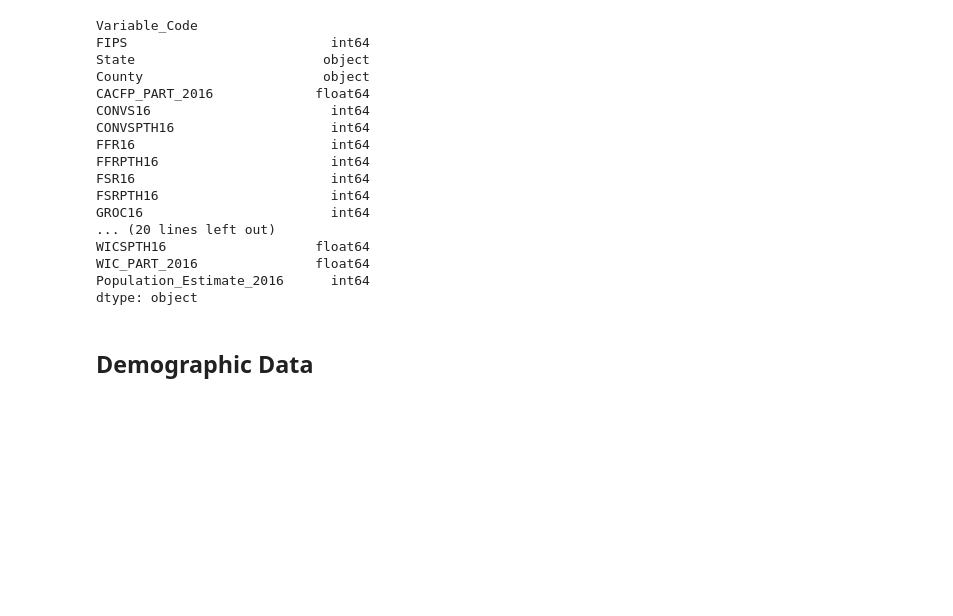
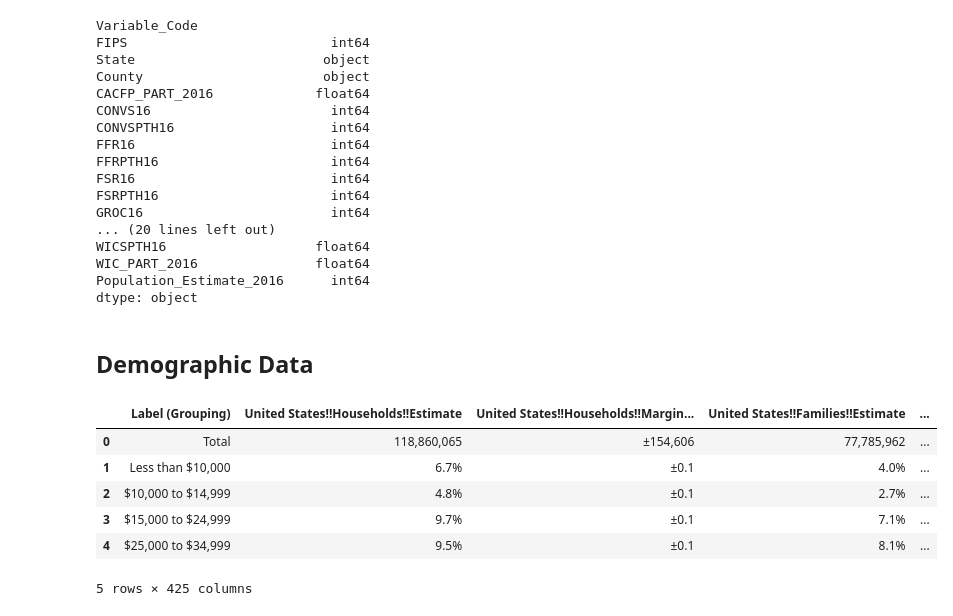
Before and after one commit to gabbycjames/DataScience_Capstone, a Jupyter notebook: DataWrangling2.ipynb, the cells around one changed output. Cells and saved outputs as stored; diff of their text form; code cells hidden in the pictures; blank space fills up the shorter version.

```diff
--- a/DataWrangling2.ipynb
+++ b/DataWrangling2.ipynb
@@ -690,5 +690,5 @@ dtype: object
 # %% [markdown]
 ## Demographic Data
 # %%
-income_file = 'StateAndCountyData.csv'
-data_state_county = pd.read_csv(file_food_atlas)
+income_file = 'Income.csv'
+income = pd.read_csv(income_file)
@@ -694,0 +698,10 @@ data_state_county = pd.read_csv(file_food_atlas)
+# %%
+income.head()
+# %% [output]
+|  | Label (Grouping) | United States!!Households!!Estimate | United States!!Households!!Margin... | United States!!Families!!Estimate | ... |
+| 0 | Total | 118,860,065 | ±154,606 | 77,785,962 | ... |
+| 1 | Less than $10,000 | 6.7% | ±0.1 | 4.0% | ... |
+| 2 | $10,000 to $14,999 | 4.8% | ±0.1 | 2.7% | ... |
+| 3 | $15,000 to $24,999 | 9.7% | ±0.1 | 7.1% | ... |
+| 4 | $25,000 to $34,999 | 9.5% | ±0.1 | 8.1% | ... |
+5 rows × 425 columns
```
Also changed, not shown: parts of 26 cells of this notebook.
